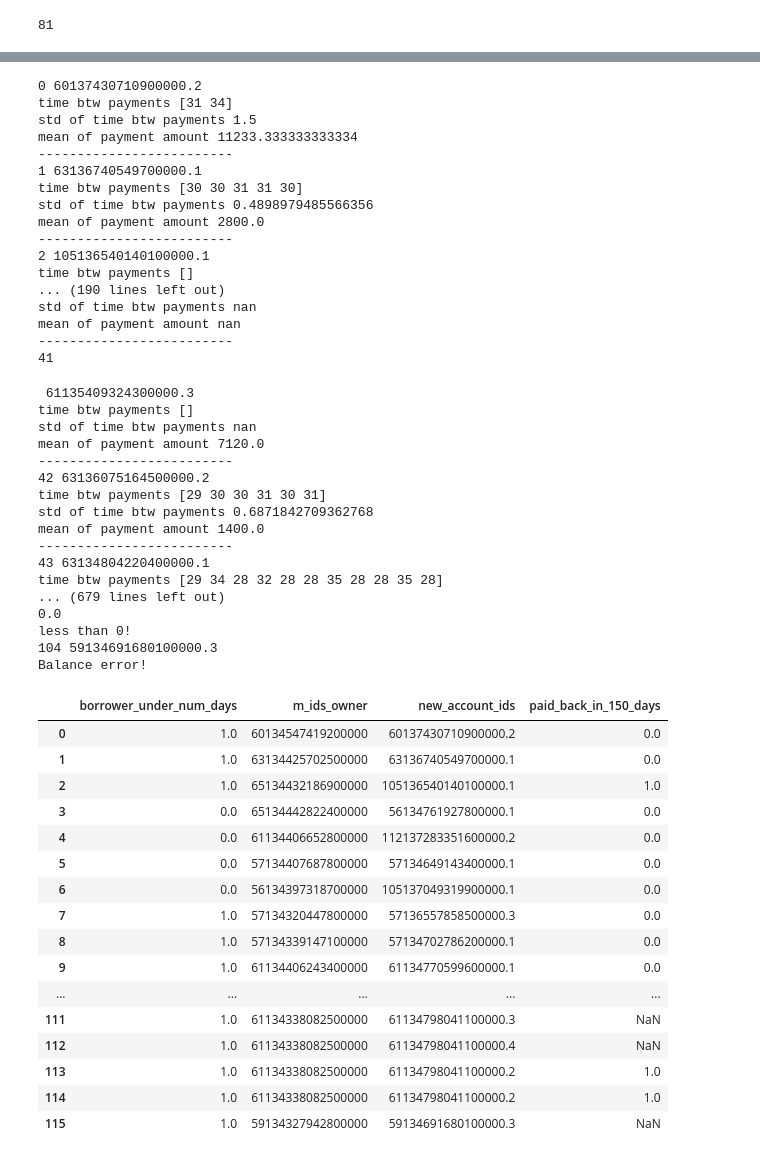
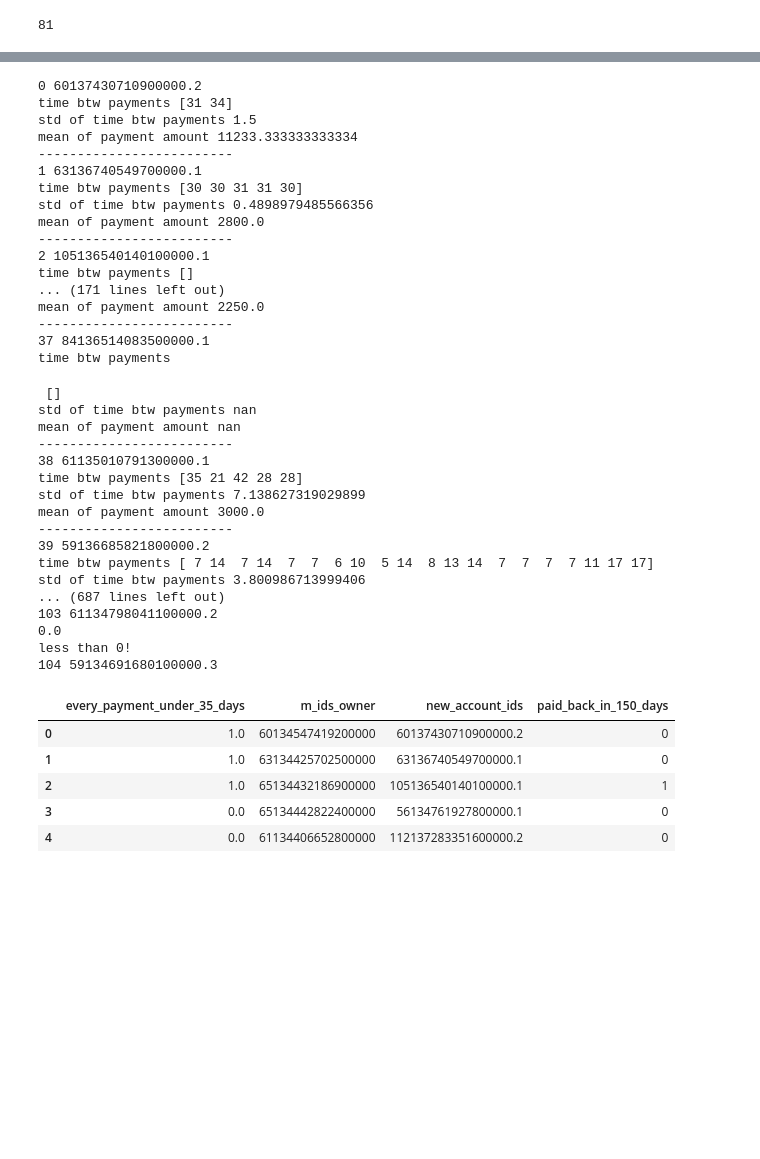
Before and after one commit to julclu/kenya_financial_diaries, a Jupyter notebook: julia/steady_payments_or_not-pureTruncElla.ipynb, the cells around one changed output, grey strips where cells are left out. Saved outputs shown, nothing was run; the diff lists cells and outputs as text; code cells hidden in the pictures; blank space fills up the shorter version.

Commit message:
outcome file written

```diff
--- a/julia/steady_payments_or_not-pureTruncElla.ipynb
+++ b/julia/steady_payments_or_not-pureTruncElla.ipynb
@@ -248,7 +248,7 @@ def find_borrowers_paid_back_in_x_days(df, x_days):
                 print('gt than 0!')
                 loan_categories_line = {'new_account_ids': str(acct_id), 'm_ids_owner': owner_id, key: 0}
         else:
-            print('Balance error!')
+            loan_categories_line = {'new_account_ids': str(acct_id), 'm_ids_owner': owner_id, key: 'too_few_borrowings'}
 
         loan_categories = loan_categories.append(loan_categories_line, ignore_index = True)
     return loan_categories
@@ -284,7 +286,7 @@ def create_outcomes(df, thresh, x_days):
     z = x.merge(y, 'outer', ['new_account_ids', 'm_ids_owner'])
     return z
 # %%
-z = create_outcomes(frmln_trx, 35, 150)
+outcomes = create_outcomes(frmln_trx, 35, 150)
 # %% [output]
 0 60137430710900000.2
 time btw payments [31 34]
@@ -298,45 +300,34 @@ mean of payment amount 2800.0
 -------------------------
 2 105136540140100000.1
 time btw payments []
-... (190 lines left out)
-std of time btw payments nan
-mean of payment amount nan
+... (171 lines left out)
+mean of payment amount 2250.0
 -------------------------
-41
+37 84136514083500000.1
+time btw payments
- 61135409324300000.3
-time btw payments []
+ []
 std of time btw payments nan
-mean of payment amount 7120.0
+mean of payment amount nan
 -------------------------
-42 63136075164500000.2
-time btw payments [29 30 30 31 30 31]
-std of time btw payments 0.6871842709362768
-mean of payment amount 1400.0
+38 61135010791300000.1
+time btw payments [35 21 42 28 28]
+std of time btw payments 7.138627319029899
+mean of payment amount 3000.0
 -------------------------
-43 63134804220400000.1
-time btw payments [29 34 28 32 28 28 35 28 28 35 28]
-... (679 lines left out)
+39 59136685821800000.2
+time btw payments [ 7 14  7 14  7  7  6 10  5 14  8 13 14  7  7  7  7 11 17 17]
+std of time btw payments 3.800986713999406
+... (687 lines left out)
+103 61134798041100000.2
 0.0
 less than 0!
 104 59134691680100000.3
-Balance error!
-# %%
-z
-# %% [output]
-|  | borrower_under_num_days | m_ids_owner | new_account_ids | paid_back_in_150_days |
-| 0 | 1.0 | 60134547419200000 | 60137430710900000.2 | 0.0 |
-| 1 | 1.0 | 63134425702500000 | 63136740549700000.1 | 0.0 |
-| 2 | 1.0 | 65134432186900000 | 105136540140100000.1 | 1.0 |
-| 3 | 0.0 | 65134442822400000 | 56134761927800000.1 | 0.0 |
-| 4 | 0.0 | 61134406652800000 | 112137283351600000.2 | 0.0 |
-| 5 | 0.0 | 57134407687800000 | 57134649143400000.1 | 0.0 |
-| 6 | 0.0 | 56134397318700000 | 105137049319900000.1 | 0.0 |
-| 7 | 1.0 | 57134320447800000 | 57136557858500000.3 | 0.0 |
-| 8 | 1.0 | 57134339147100000 | 57134702786200000.1 | 0.0 |
-| 9 | 1.0 | 61134406243400000 | 61134770599600000.1 | 0.0 |
-| ... | ... | ... | ... | ... |
-| 111 | 1.0 | 61134338082500000 | 61134798041100000.3 | NaN |
-| 112 | 1.0 | 61134338082500000 | 61134798041100000.4 | NaN |
-| 113 | 1.0 | 61134338082500000 | 61134798041100000.2 | 1.0 |
-| 114 | 1.0 | 61134338082500000 | 61134798041100000.2 | 1.0 |
-| 115 | 1.0 | 59134327942800000 | 59134691680100000.3 | NaN |
+# %%
+outcomes.head()
+# %% [output]
+|  | every_payment_under_35_days | m_ids_owner | new_account_ids | paid_back_in_150_days |
+| 0 | 1.0 | 60134547419200000 | 60137430710900000.2 | 0 |
+| 1 | 1.0 | 63134425702500000 | 63136740549700000.1 | 0 |
+| 2 | 1.0 | 65134432186900000 | 105136540140100000.1 | 1 |
+| 3 | 0.0 | 65134442822400000 | 56134761927800000.1 | 0 |
+| 4 | 0.0 | 61134406652800000 | 112137283351600000.2 | 0 |
```
Also changed, not shown: parts of 5 cells of this notebook.
